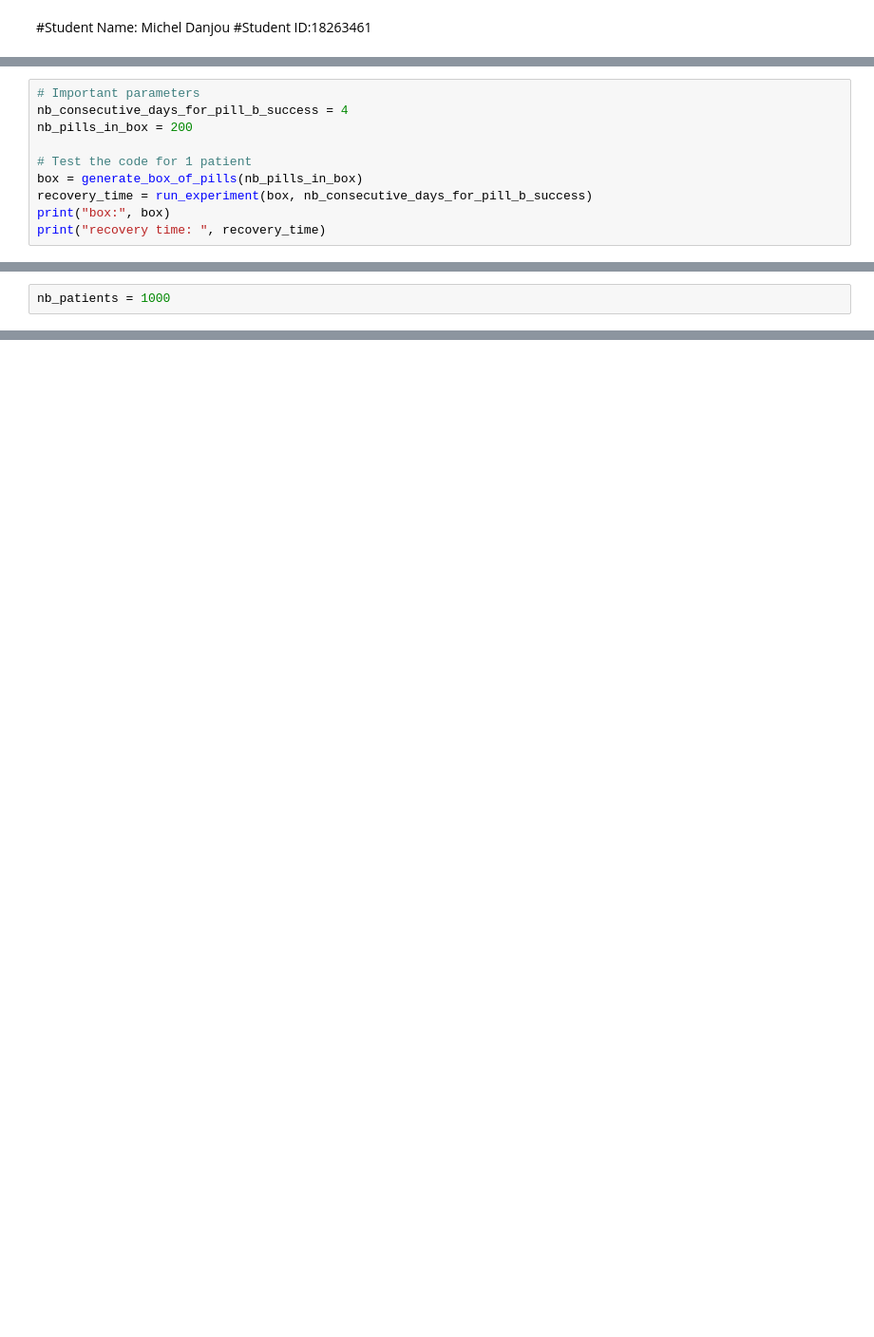
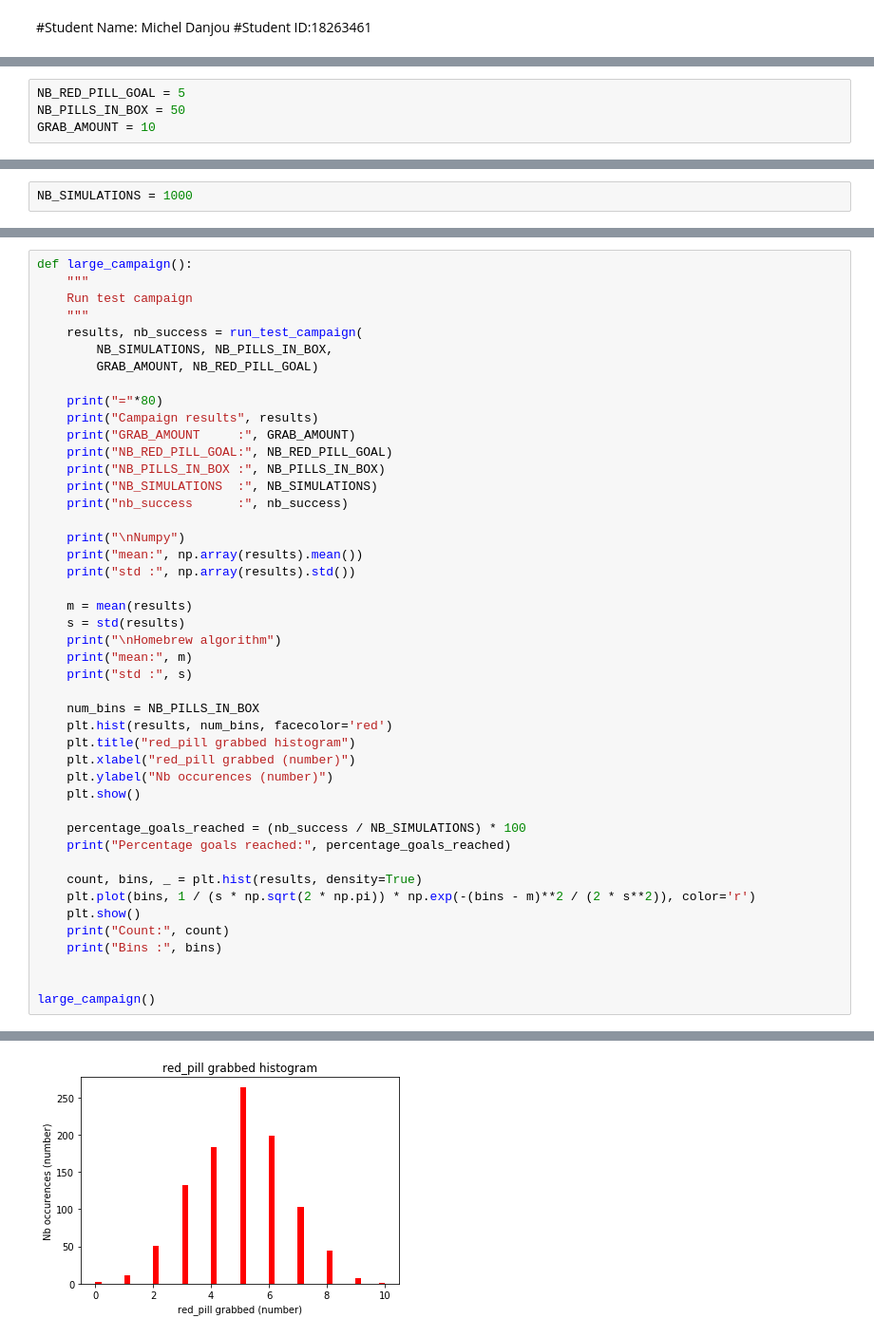
Before and after one commit to vipulpopat/MSCAI_CE4021_Week6, a Jupyter notebook: Etivity6.ipynb, the cells around one changed output, grey strips where cells are left out. Shown at 95% size. Saved outputs shown, nothing was run; the diff lists cells and outputs as text; blank space fills up the shorter version.

```diff
--- a/Etivity6.ipynb
+++ b/Etivity6.ipynb
@@ -120,10 +33,0 @@ Please note that the patient is "poping" the pills from the box. Internally I am
-# %%
-# Important parameters
-nb_consecutive_days_for_pill_b_success = 4
-nb_pills_in_box = 200
-
-# Test the code for 1 patient
-box = generate_box_of_pills(nb_pills_in_box)
-recovery_time = run_experiment(box, nb_consecutive_days_for_pill_b_success)
-print("box:", box)
-print("recovery time: ", recovery_time)
@@ -132,0 +151,4 @@ recovery time:  34
+# %%
+NB_RED_PILL_GOAL = 5
+NB_PILLS_IN_BOX = 50
+GRAB_AMOUNT = 10
@@ -135,2 +173,2 @@ recovery time:  34
 # %%
-nb_patients = 1000
+NB_SIMULATIONS = 1000
@@ -176,0 +175,46 @@ summarized data: [0, 0, 0, 63, 31, 32, 28, 40, 21, 25, 30, 35, 21, 18, 25, 22, 1
+# %%
+def large_campaign():
+    """
+    Run test campaign
+    """
+    results, nb_success = run_test_campaign(
+        NB_SIMULATIONS, NB_PILLS_IN_BOX,
+        GRAB_AMOUNT, NB_RED_PILL_GOAL)
+
+    print("="*80)
+    print("Campaign results", results)
+    print("GRAB_AMOUNT     :", GRAB_AMOUNT)
+    print("NB_RED_PILL_GOAL:", NB_RED_PILL_GOAL)
+    print("NB_PILLS_IN_BOX :", NB_PILLS_IN_BOX)
+    print("NB_SIMULATIONS  :", NB_SIMULATIONS)
+    print("nb_success      :", nb_success)
+
+    print("\nNumpy")
+    print("mean:", np.array(results).mean())
+    print("std :", np.array(results).std())
+
+    m = mean(results)
+    s = std(results)
+    print("\nHomebrew algorithm")
+    print("mean:", m)
+    print("std :", s)
+
+    num_bins = NB_PILLS_IN_BOX
+    plt.hist(results, num_bins, facecolor='red')
+    plt.title("red_pill grabbed histogram")
+    plt.xlabel("red_pill grabbed (number)")
+    plt.ylabel("Nb occurences (number)")
+    plt.show()
+
+    percentage_goals_reached = (nb_success / NB_SIMULATIONS) * 100
+    print("Percentage goals reached:", percentage_goals_reached)
+
+    count, bins, _ = plt.hist(results, density=True)
+    plt.plot(bins, 1 / (s * np.sqrt(2 * np.pi)) * np.exp(-(bins - m)**2 / (2 * s**2)), color='r')
+    plt.show()
+    print("Count:", count)
+    print("Bins :", bins)
+
+
+large_campaign()
+# %% [output]
@@ -176,0 +236 @@ summarized data: [0, 0, 0, 63, 31, 32, 28, 40, 21, 25, 30, 35, 21, 18, 25, 22, 1
+[figure, added]
```
Also changed, not shown: parts of 13 cells of this notebook, 1 other file.
